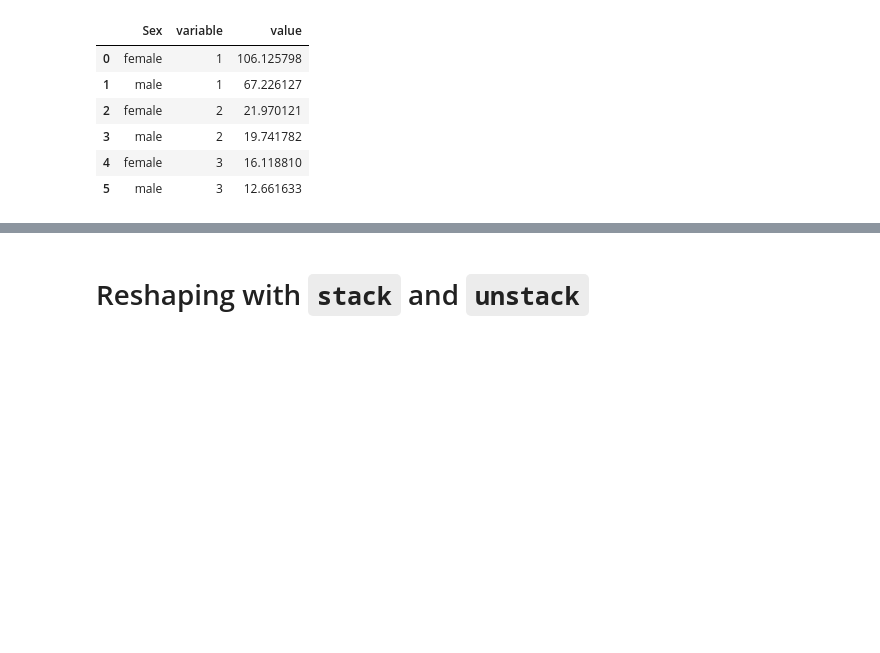
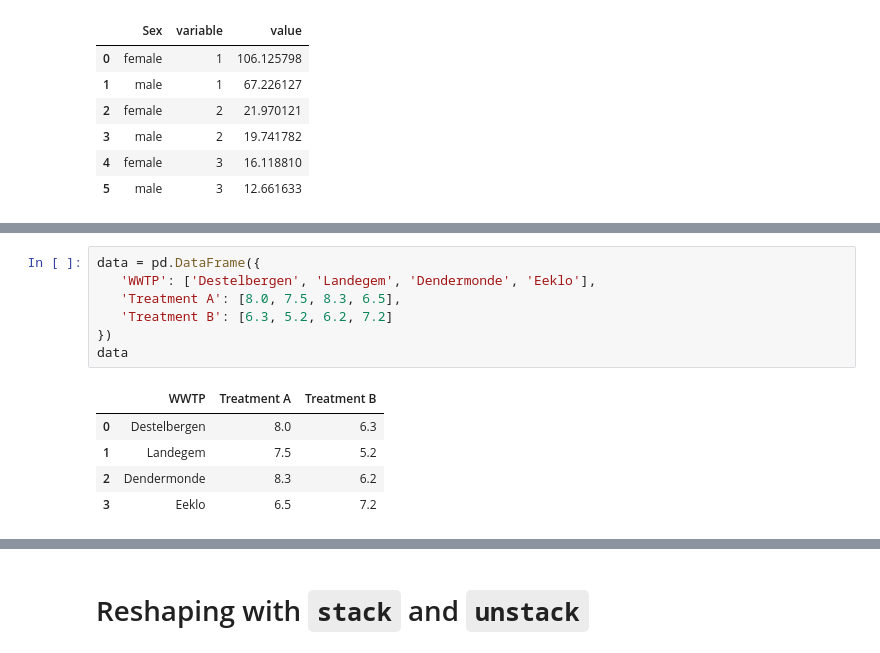
Before and after one commit to jorisvandenbossche/course-python-data, a Jupyter notebook: notebooks/pandas_07_reshaping_data.ipynb, the cells around one changed output, grey strips where cells are left out. Cells and saved outputs as stored; diff of their text form; blank space fills up the shorter version.

```diff
--- a/notebooks/pandas_07_reshaping_data.ipynb
+++ b/notebooks/pandas_07_reshaping_data.ipynb
@@ -296,0 +306,13 @@ pd.melt(pivoted, id_vars=['Sex']) #, var_name='Pclass', value_name='Fare')
+# %%
+data = pd.DataFrame({
+   'WWTP': ['Destelbergen', 'Landegem', 'Dendermonde', 'Eeklo'],
+   'Treatment A': [8.0, 7.5, 8.3, 6.5],
+   'Treatment B': [6.3, 5.2, 6.2, 7.2]
+})
+data
+# %% [output]
+|  | WWTP | Treatment A | Treatment B |
+| 0 | Destelbergen | 8.0 | 6.3 |
+| 1 | Landegem | 7.5 | 5.2 |
+| 2 | Dendermonde | 8.3 | 6.2 |
+| 3 | Eeklo | 6.5 | 7.2 |
```
Also changed, not shown: parts of 11 cells of this notebook, 2 other files.
